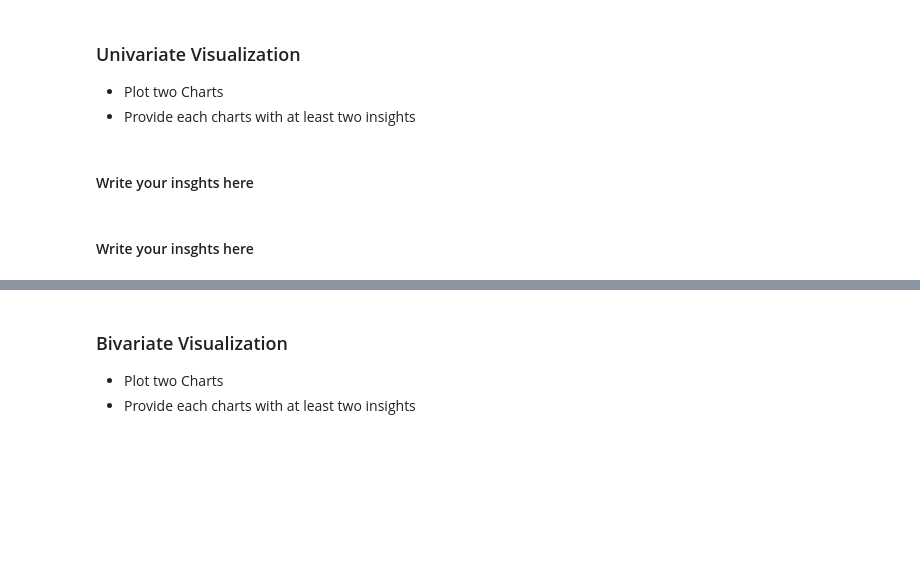
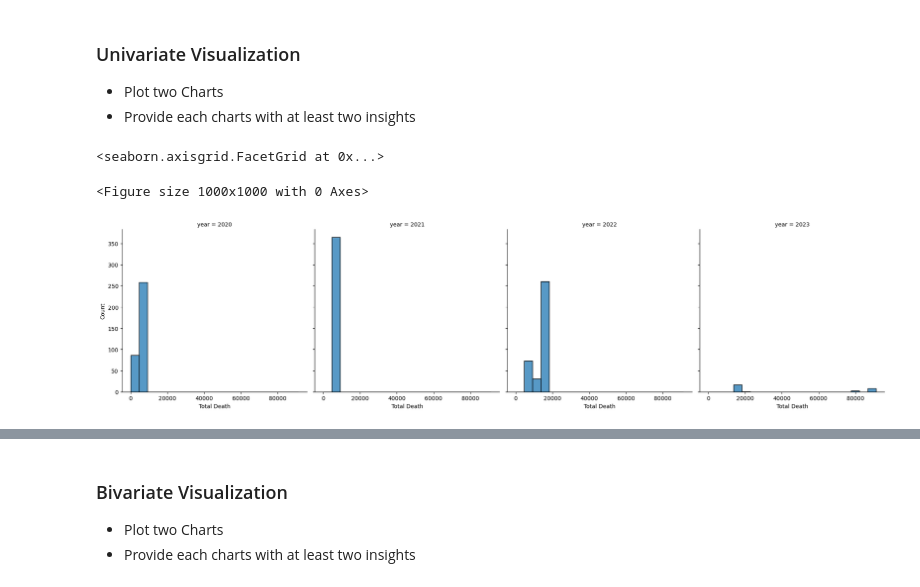
Before and after one commit to Tuwaiq-Data-Science-Bootcamp-V2/EDA-Lab1, a Jupyter notebook: EDA_Assignment .ipynb, the cells around one changed output, grey strips where cells are left out. Saved outputs shown, nothing was run; the diff lists cells and outputs as text; code cells hidden in the pictures; blank space fills up the shorter version.

```diff
--- a/EDA_Assignment .ipynb
+++ b/EDA_Assignment .ipynb
@@ -4,0 +11,2 @@
+# %%
+df=pd.read_csv('China_Covid.csv')
@@ -4,0 +60,7 @@
+# %%
+df_copy=df.copy()
+# %%
+df_copy['year']=pd.DatetimeIndex(df_copy['Date']).year
+df_copy['month']=pd.DatetimeIndex(df_copy['Date']).month
+df_copy['day']=pd.DatetimeIndex(df_copy['Date']).day
+df_copy
@@ -6,7 +82,10 @@
 ### Univariate Visualization
 * Plot two Charts
 * Provide each charts with at least two insights
-# %% [markdown]
-#### Write your insghts here
-# %% [markdown]
-#### Write your insghts here
+# %%
+plt.figure(figsize=(10,10))
+sns.displot(df_copy, x='Total Death',col='year',bins=20)
+# %% [output]
+<seaborn.axisgrid.FacetGrid at 0x...>
+<Figure size 1000x1000 with 0 Axes>
+[figure, added]
```
Also changed, not shown: parts of 27 cells of this notebook.
